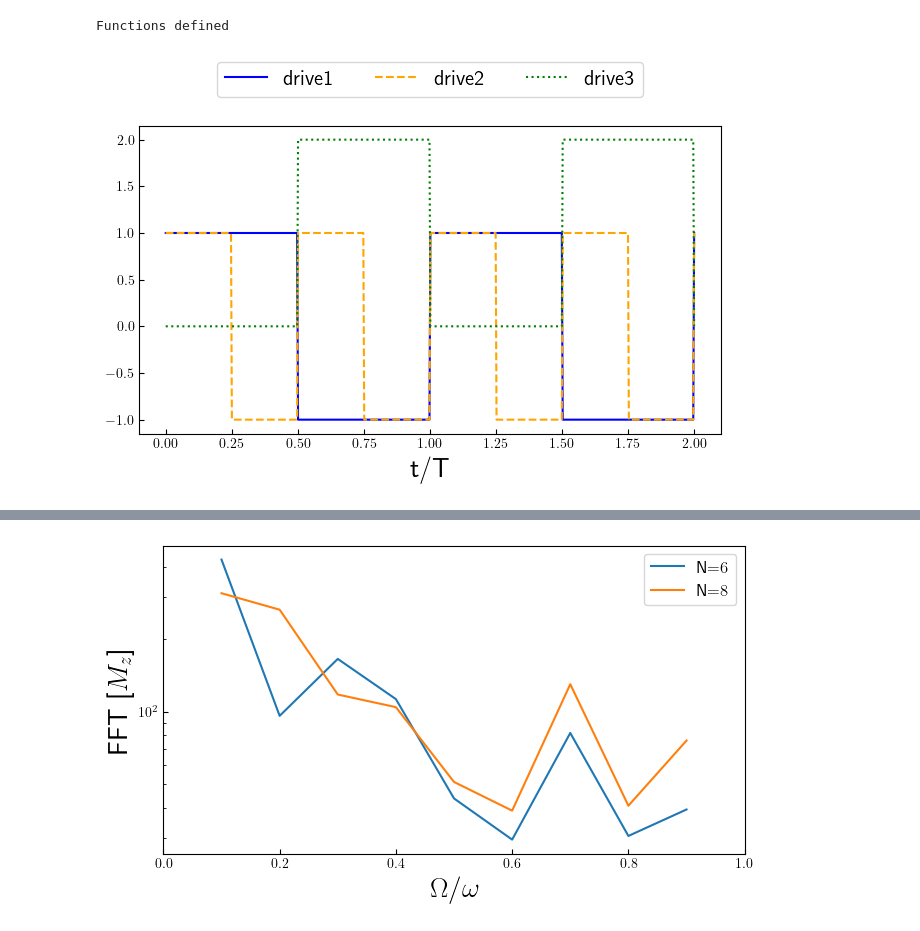
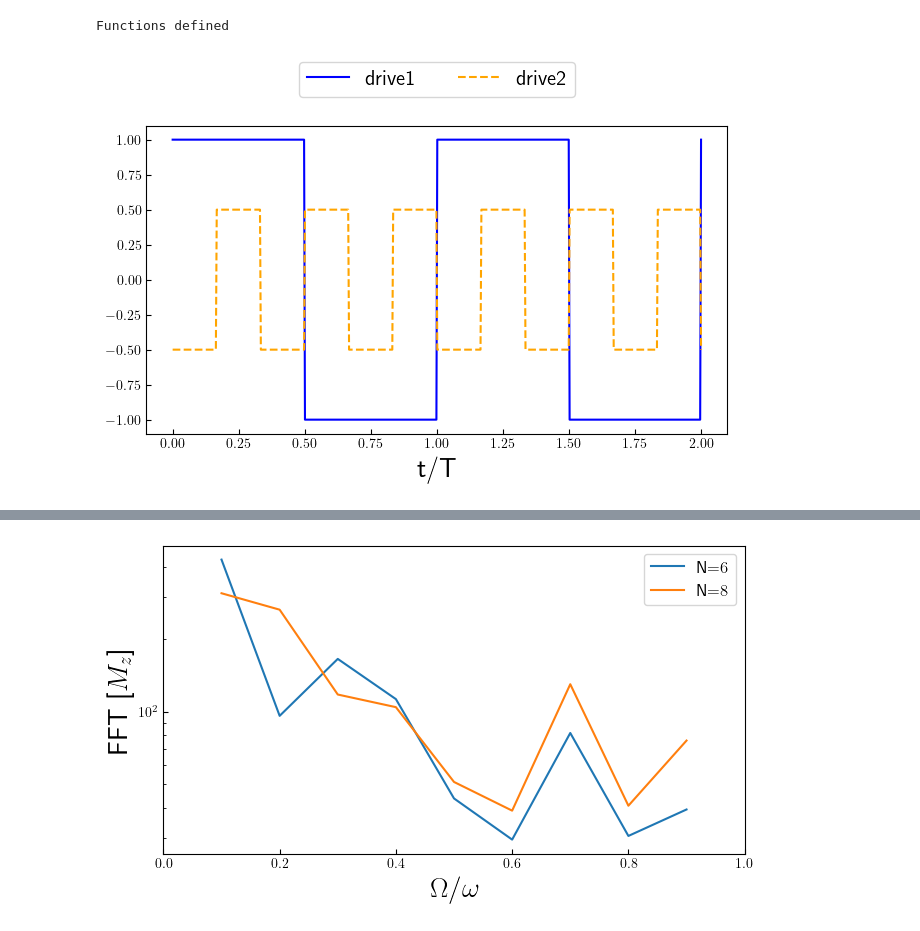
Before and after one commit to rahmahi/Impure_Flat-band, a Jupyter notebook: impure_fb_DTC.ipynb, the cells around one changed output, grey strips where cells are left out. Saved outputs shown, nothing was run; the diff lists cells and outputs as text; code cells hidden in the pictures.

```diff
--- a/impure_fb_DTC.ipynb
+++ b/impure_fb_DTC.ipynb
@@ -35,7 +35,7 @@ def drive2(t, args):
     w = args['omega']
     g = args['g']
     T = 2 * np.pi/w
-    sqr = g * signal.square(2 * w * t, duty = d)
+    sqr = -g * signal.square(3 * w * t, duty = d)
     return sqr
 
 def drive3(t, args):
@@ -67,13 +67,13 @@ def position_hamiltonian(args):
         id = qeye(2**i)
         dim11 = N-2-i
         id1 = qeye(2**dim11)
-        H01 = H01 + Qobj(tensor(id,tensor(sz,tensor(sz,id1))).full())
+        H01 = H01 + Qobj(tensor(id,tensor(sx,tensor(sx,id1))).full())
 
     for i in range(N):
         id = qeye(2 ** i)
         dim11 = N-1-i
         id1 = qeye(2 ** dim11)
-        H02 = H02 + Qobj(tensor(id,tensor(sx,id1)).full())
+        H02 = H02 + Qobj(tensor(id,tensor(sz,id1)).full())
 
     for i in range(N):
         id = qeye(2**i)
@@ -107,7 +107,7 @@ def magnetization_position(args):
     er = args['er']
     H01, H02, H11, H31 = position_hamiltonian(args)
     H = [[H01, drive1],[H02,drive2],[H11,drive3]]
-    #H = [[H01, drive1],[H02,drive2]]
+    H = [[H01, drive1],[H02,drive2]]
 
     grket = basis(2**N,0)
     times = args['times']
@@ -122,36 +122,36 @@ import numpy as np
 from scipy import signal
 import matplotlib.pyplot as plt
 from scipy.special import jn_zeros
 
 
 plt.rcParams.update({"figure.figsize": (7.5, 4), "text.usetex": True, "font.size": 20})
 
 w = 4
 T = 2 * np.pi/w
 h = jn_zeros(0,1)[0] * w/4
 times = np.linspace(0, 2*T, 600)
 duty = 0.5
 
 J = 1
-g = 1
+g = 0.5
 
 params = {'omega': w, 'duty': duty, 'lambda_s': w/2, 'lambda_0': h, 'omega_0': 0, 'omega_1': 0.5, 'h':h, 'J': J , 'g': g}
 
 plt.plot(times/T, np.array([drive1(t, params) for t in times]), color = 'blue', label = r'drive1')
 plt.plot(times/T, np.array([drive2(t, params) for t in times]), color = 'orange', label = r'drive2', ls= '--')
-plt.plot(times/T, np.array([drive3(t, params) for t in times]), color = 'green', label = r'drive3', ls= ':')
+#plt.plot(times/T, np.array([drive3(t, params) for t in times]), color = 'green', label = r'drive3', ls= ':')
 
 plt.tick_params(axis='both', which='both', labelsize=10)
 plt.xlabel('t/T')
 plt.tick_params(which='both', direction='in')
 plt.legend(frameon = True,  fontsize =15, ncol =3, loc = 'center', bbox_to_anchor = (0.5, 1.15))
 
 #plt.ylim(-1.1, 1.6)
 #plt.savefig("ising_freezing_dtc_drive.pdf", bbox_inches = 'tight')
 
 plt.show()
 # %% [output]
-[figure, old version]
+[figure, new version]
 # %%
 import matplotlib.pyplot as plt
 import traceback
```
Also changed, not shown: parts of 2 cells of this notebook.
